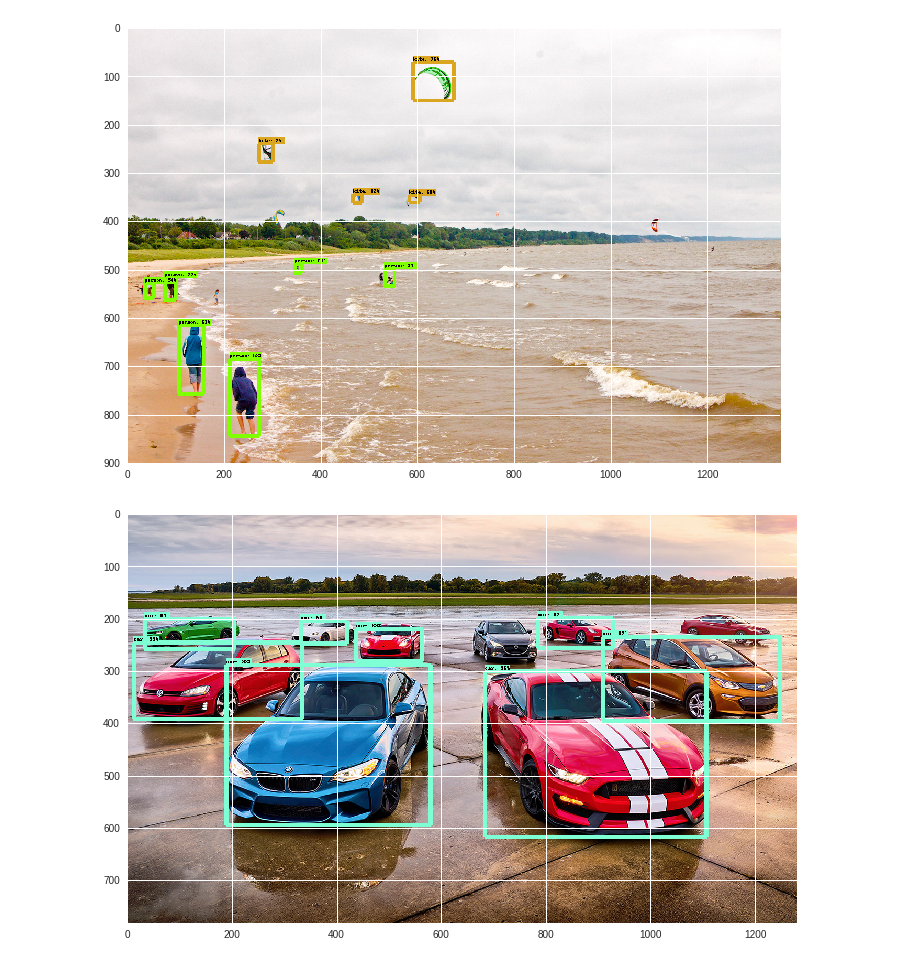
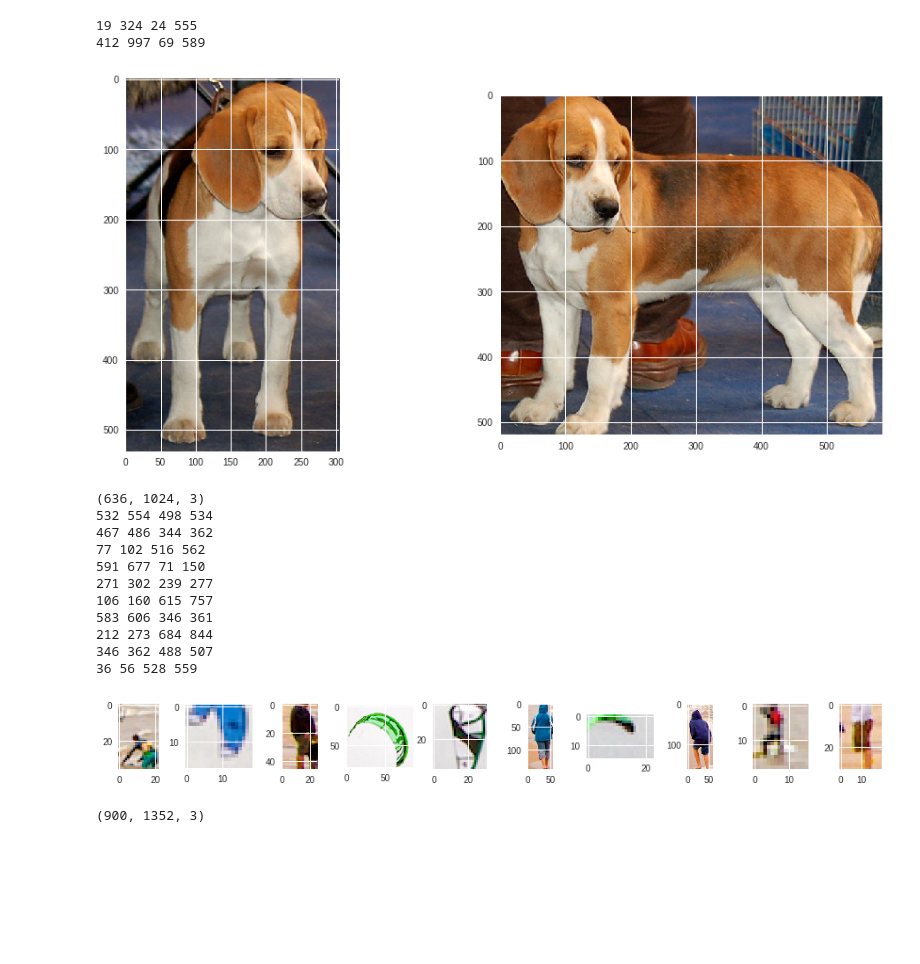
Before and after one commit to lkoshale/objectdetector_tf_test, a Jupyter notebook: objectDetectTF.ipynb, the cells around one changed output. Cells and saved outputs as stored; diff of their text form; code cells hidden in the pictures; blank space fills up the shorter version.

```diff
--- a/objectDetectTF.ipynb
+++ b/objectDetectTF.ipynb
@@ -90,8 +88,9 @@ def load_image_into_numpy_array(image):
   return np.array(image.getdata()).reshape(
       (im_height, im_width, 3)).astype(np.uint8)
 # %%
+#generate path for each image
 PATH_TO_TEST_IMAGES_DIR = BASEREPO+'test_images'
-TEST_IMAGE_PATHS = [ os.path.join(PATH_TO_TEST_IMAGES_DIR, 'image{}.jpg'.format(i)) for i in range(2, 4) ]
+TEST_IMAGE_PATHS = [ os.path.join(PATH_TO_TEST_IMAGES_DIR, 'image{}.jpg'.format(i)) for i in range(1,3) ]
 
 # Size, in inches, of the output images.
 IMAGE_SIZE = (12, 8)
@@ -146,25 +150,65 @@ def run_inference_for_single_image(image, graph):
 # %%
+#run for all images in path
 for image_path in TEST_IMAGE_PATHS:
   image = Image.open(image_path)
   # the array based representation of the image will be used later in order to prepare the
   # result image with boxes and labels on it.
   image_np = load_image_into_numpy_array(image)
+  img_copy = load_image_into_numpy_array(image)
+
   # Expand dimensions since the model expects images to have shape: [1, None, None, 3]
   image_np_expanded = np.expand_dims(image_np, axis=0)
   # Actual detection.
   output_dict = run_inference_for_single_image(image_np, detection_graph)
+
   # Visualization of the results of a detection.
-  vis_util.visualize_boxes_and_labels_on_image_array(
+  r_dict = vis_util_new.visualize_boxes_and_labels_on_image_array(
       image_np,
       output_dict['detection_boxes'],
       output_dict['detection_classes'],
       output_dict['detection_scores'],
       category_index,
       instance_masks=output_dict.get('detection_masks'),
       use_normalized_coordinates=True,
       line_thickness=8)
-  plt.figure(figsize=IMAGE_SIZE)
-  plt.imshow(image_np)
+
+#   plt.figure(figsize=IMAGE_SIZE)
+#   plt.imshow(image_np)
+  fig=plt.figure(figsize=(16,16))
+  rows = len(r_dict['b_list'])
+
+ #****************EDITED PART START ********************#
+  i=1
+  for (xmin,xmax,ymin,ymax) in r_dict['b_list']:
+    ymin = math.floor(ymin)
+    xmin = math.floor(xmin)
+    xmax = math.ceil(xmax)
+    ymax = math.ceil(ymax)
+    print(xmin,xmax,ymin,ymax)
+    img = img_copy[ymin:ymax,xmin:xmax]
+    fig.add_subplot(rows,rows,i)
+    i+=1
+    plt.imshow(img)
+
+  plt.show()
+  print(image_np.shape)
+
+
+  #****************END******************************#
 # %% [output]
+19 324 24 555
+412 997 69 589
-[figure, old version]
+[figure, new version]
+(636, 1024, 3)
+532 554 498 534
+467 486 344 362
+77 102 516 562
+591 677 71 150
+271 302 239 277
+106 160 615 757
+583 606 346 361
+212 273 684 844
+346 362 488 507
+36 56 528 559
-[figure, old version]
+[figure, new version]
+(900, 1352, 3)
```
Also changed, not shown: parts of 11 cells of this notebook.
